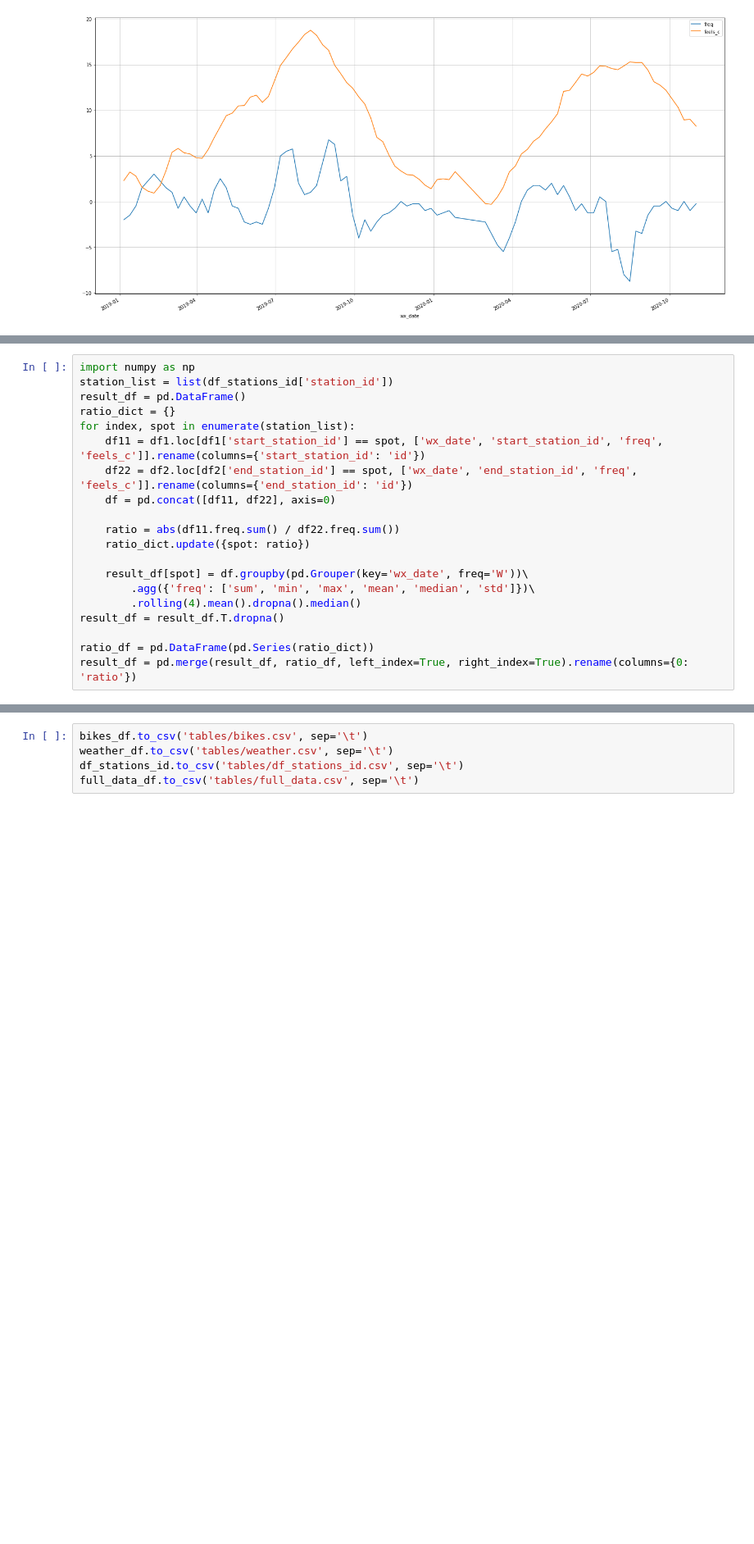
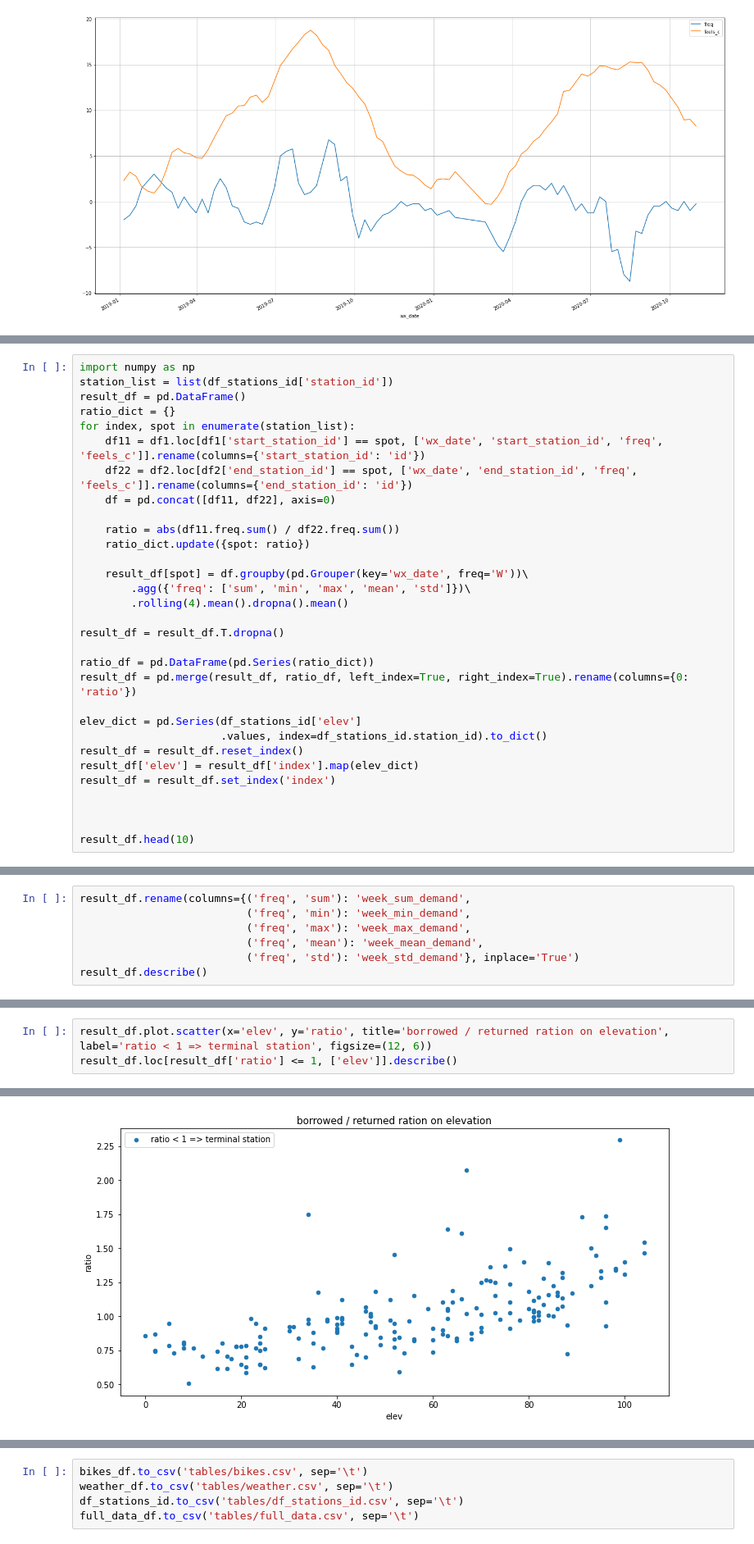
Before and after one commit to daim77/python_BI_analysis_bike_sharing, a Jupyter notebook: results.ipynb, the cells around one changed output, grey strips where cells are left out. Shown at 82% size. Saved outputs shown, nothing was run; the diff lists cells and outputs as text; blank space fills up the shorter version.

```diff
--- a/results.ipynb
+++ b/results.ipynb
@@ -875,9 +1126,20 @@ for index, spot in enumerate(station_list):
     ratio_dict.update({spot: ratio})
 
     result_df[spot] = df.groupby(pd.Grouper(key='wx_date', freq='W'))\
-        .agg({'freq': ['sum', 'min', 'max', 'mean', 'median', 'std']})\
-        .rolling(4).mean().dropna().median()
+        .agg({'freq': ['sum', 'min', 'max', 'mean', 'std']})\
+        .rolling(4).mean().dropna().mean()
+
 result_df = result_df.T.dropna()
 
 ratio_df = pd.DataFrame(pd.Series(ratio_dict))
 result_df = pd.merge(result_df, ratio_df, left_index=True, right_index=True).rename(columns={0: 'ratio'})
+
+elev_dict = pd.Series(df_stations_id['elev']
+                      .values, index=df_stations_id.station_id).to_dict()
+result_df = result_df.reset_index()
+result_df['elev'] = result_df['index'].map(elev_dict)
+result_df = result_df.set_index('index')
+
+
+
+result_df.head(10)
@@ -897,0 +1159,7 @@ func  y=start, end for every station
+# %%
+result_df.rename(columns={('freq', 'sum'): 'week_sum_demand',
+                          ('freq', 'min'): 'week_min_demand',
+                          ('freq', 'max'): 'week_max_demand',
+                          ('freq', 'mean'): 'week_mean_demand',
+                          ('freq', 'std'): 'week_std_demand'}, inplace='True')
+result_df.describe()
@@ -897,0 +1176,4 @@ func  y=start, end for every station
+# %%
+result_df.plot.scatter(x='elev', y='ratio', title='borrowed / returned ration on elevation', label='ratio < 1 => terminal station', figsize=(12, 6))
+result_df.loc[result_df['ratio'] <= 1, ['elev']].describe()
+# %% [output]
@@ -897,0 +1189 @@ func  y=start, end for every station
+[figure, added]
```
Also changed, not shown: parts of 51 cells of this notebook, 1 other file.
